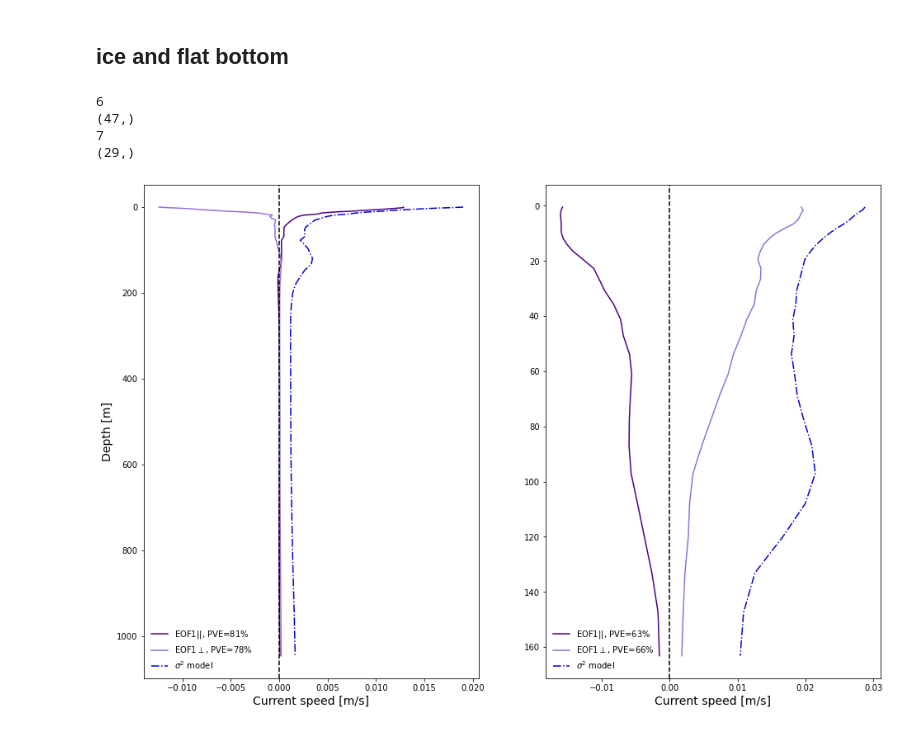
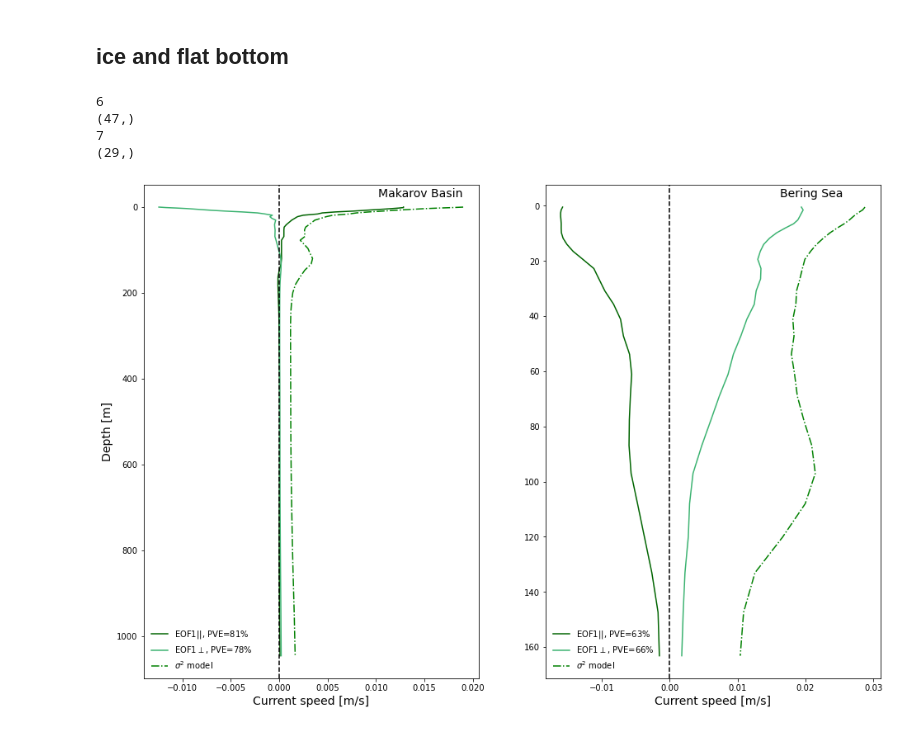
Before and after one commit to kaje2301/Master_2022, a Jupyter notebook: Model_stations_ice.ipynb, the cells around one changed output. Saved outputs shown, nothing was run; the diff lists cells and outputs as text; code cells hidden in the pictures.

```diff
--- a/Model_stations_ice.ipynb
+++ b/Model_stations_ice.ipynb
@@ -246,6 +246,7 @@ fig, axes = plt.subplots(1,3,figsize = (20,12))
 #             horizontalalignment='center',
 #            fontsize=24)
 axes[0].set_ylabel('Depth [m]', fontsize=14)
+mooring=['Stad, Norway', 'South of Svalbard','South of Jan Mayen']
 
 for axs, i in zip(axes.flat, [0,1,2]):
     print(i)
@@ -262,15 +263,16 @@ for axs, i in zip(axes.flat, [0,1,2]):
     PVE1p = data[pickl[i]]['PVE1p']
     PVE1o = data[pickl[i]]['PVE1o']
 
-    axs.plot(PCAp1,dypu.depth, label= f'EOF1$||$, PVE={PVE1p}%', color='darkred') #linestyle='--',
-    axs.plot(PCAo1,dypu.depth, label= f'EOF1$\perp$, PVE={PVE1o}%', color='coral')
+    axs.plot(PCAp1,dypu.depth, label= f'EOF1$||$, PVE={PVE1p}%', color='darkgreen') #linestyle='--',
+    axs.plot(PCAo1,dypu.depth, label= f'EOF1$\perp$, PVE={PVE1o}%', color='mediumseagreen')
     #axs.plot(PC1u,dypu.depth, 'darkred', label = f'EOF1-u, PVE={PVE1u}%')
     #axs.plot(PC1v,dypu.depth, 'coral', label= f'EOF1-v, PVE={PVE1v}%')
-    axs.plot(var_.T,dypu.depth, linestyle='-.', label= f'$\sigma^2$ model', color='r')
+    axs.plot(var_.T,dypu.depth, linestyle='-.', label= f'$\sigma^2$ model', color='g')
     axs.axvline(0, color='k', linestyle = '--')
     axs.legend(frameon=False, fontsize=10, loc="lower left")
     axs.invert_yaxis()
     axs.set_xlabel('Current speed [m/s]', fontsize=14)
+    axs.text(0.50, 0.97, f'{mooring[i]}', color='k', fontsize=14, transform=axs.transAxes, verticalalignment='bottom')
 
 plt.savefig('EOFs_icefree_mod.pdf', dpi = 300)
 # %% [output]
@@ -290,6 +292,7 @@ fig, axes = plt.subplots(1,3,figsize = (22,12))
 #             horizontalalignment='center',
 #            fontsize=24)
 axes[0].set_ylabel('Depth [m]', fontsize=14)
+mooring=['Northeast of Barents Sea', 'Laptev Sea','Canada Basin']
 
 for axs, i in zip(axes.flat, [3,4,5]):
     print(i)
@@ -305,16 +308,18 @@ for axs, i in zip(axes.flat, [3,4,5]):
     var_  = data[pickl[i]]['tot_var'][:d]
     PVE1p = data[pickl[i]]['PVE1p']
     PVE1o = data[pickl[i]]['PVE1o']
+    print(len(PCAp1))
 
-    axs.plot(PCAp1,dypu.depth, label= f'EOF1$||$, PVE={PVE1p}%', color='teal') #linestyle='--',
-    axs.plot(PCAo1,dypu.depth, label= f'EOF1$\perp$, PVE={PVE1o}%', color='dodgerblue')
+    axs.plot(PCAp1,dypu.depth, label= f'EOF1$||$, PVE={PVE1p}%', color='darkgreen') #linestyle='--',
+    axs.plot(PCAo1,dypu.depth, label= f'EOF1$\perp$, PVE={PVE1o}%', color='mediumseagreen')
     #axs.plot(PC1u,dypu.depth, 'darkred', label = f'EOF1-u, PVE={PVE1u}%')
     #axs.plot(PC1v,dypu.depth, 'coral', label= f'EOF1-v, PVE={PVE1v}%')
-    axs.plot(var_.T,dypu.depth, linestyle='-.', label= f'$\sigma^2$ model', color='grey')
+    axs.plot(var_.T,dypu.depth, linestyle='-.', label= f'$\sigma^2$ model', color='g')
     axs.axvline(0, color='k', linestyle = '--')
     axs.legend(frameon=False, fontsize=10, loc="lower left")
     axs.invert_yaxis()
     axs.set_xlabel('Current speed [m/s]', fontsize=14)
+    axs.text(0.50, 0.97, f'{mooring[i-3]}', color='k', fontsize=14, transform=axs.transAxes, verticalalignment='bottom')
 
 
 plt.savefig('EOFs_iceslope_mod.pdf', dpi = 300)
@@ -333,36 +339,38 @@ warnings.simplefilter("ignore")
 fig, axes = plt.subplots(1,2,figsize = (16,11))
 
 axes[0].set_ylabel('Depth [m]', fontsize=14)
+mooring=['Makarov Basin','Bering Sea']
 
 for axs, i in zip(axes.flat, [6,7]):
     print(i)
     x = moor_l[i][0]
     y = moor_l[i][1]
     d = bathym.isel(x=x,y=y).values-1
     dypu = u.isel(x=x,y=y,depth=slice(0,d),time_counter=0)
     print(dypu.shape)
 
     # Model infrmation
     PCAp1 = data[pickl[i]]['EOF1p'][:d]
     PCAo1 = data[pickl[i]]['EOF1o'][:d]
     var_  = data[pickl[i]]['tot_var'][:d]
     PVE1p = data[pickl[i]]['PVE1p']
     PVE1o = data[pickl[i]]['PVE1o']
 
-    axs.plot(PCAp1,dypu.depth, label= f'EOF1$||$, PVE={PVE1p}%', color='indigo') #linestyle='--',
-    axs.plot(PCAo1,dypu.depth, label= f'EOF1$\perp$, PVE={PVE1o}%', color='mediumpurple')
+    axs.plot(PCAp1,dypu.depth, label= f'EOF1$||$, PVE={PVE1p}%', color='darkgreen') #linestyle='--',
+    axs.plot(PCAo1,dypu.depth, label= f'EOF1$\perp$, PVE={PVE1o}%', color='mediumseagreen')
     #axs.plot(PC1u,dypu.depth, 'darkred', label = f'EOF1-u, PVE={PVE1u}%')
     #axs.plot(PC1v,dypu.depth, 'coral', label= f'EOF1-v, PVE={PVE1v}%')
-    axs.plot(var_.T,dypu.depth, linestyle='-.', label= f'$\sigma^2$ model', color='mediumblue')
+    axs.plot(var_.T,dypu.depth, linestyle='-.', label= f'$\sigma^2$ model', color='g')
     axs.axvline(0, color='k', linestyle = '--')
     axs.legend(frameon=False, fontsize=10, loc="lower left")
     axs.invert_yaxis()
     axs.set_xlabel('Current speed [m/s]', fontsize=14)
+    axs.text(0.70, 0.97, f'{mooring[i-6]}', color='k', fontsize=14, transform=axs.transAxes, verticalalignment='bottom')
 
 plt.savefig('EOFs_iceflatt_mod.pdf', dpi = 300)
 # %% [output]
 6
 (47,)
 7
 (29,)
-[figure, old version]
+[figure, new version]
```
Also changed, not shown: parts of 3 cells of this notebook, 6 other files.
